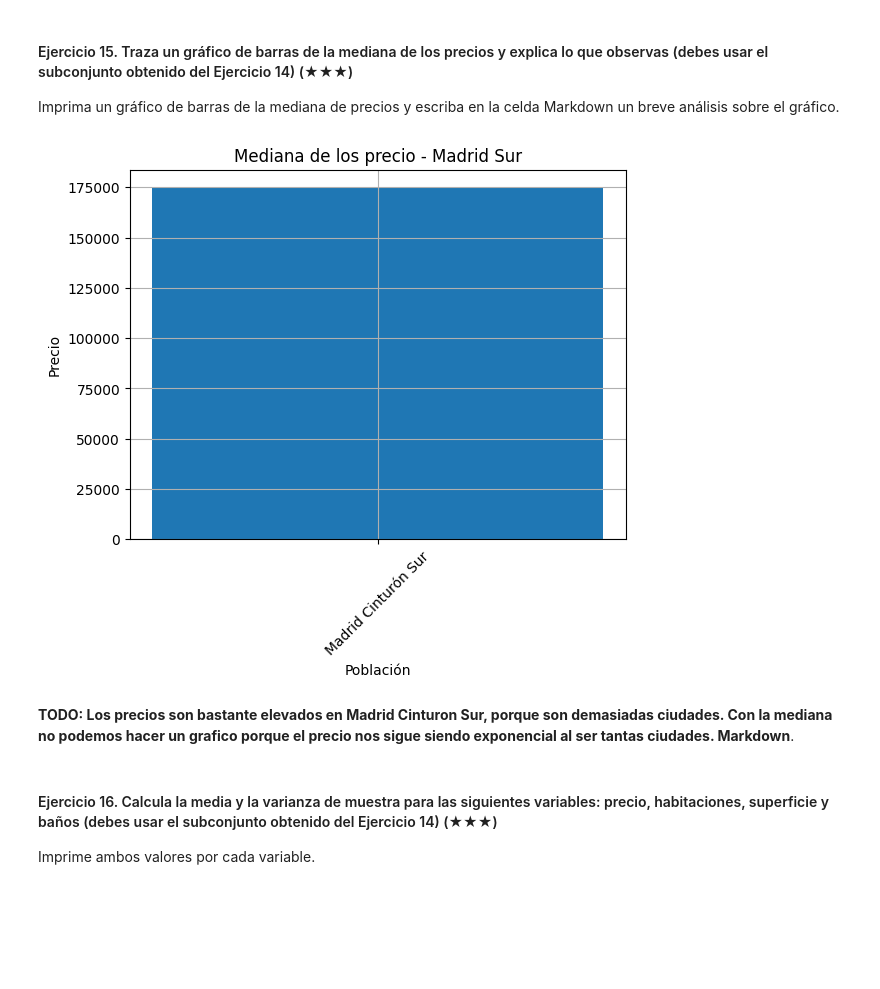
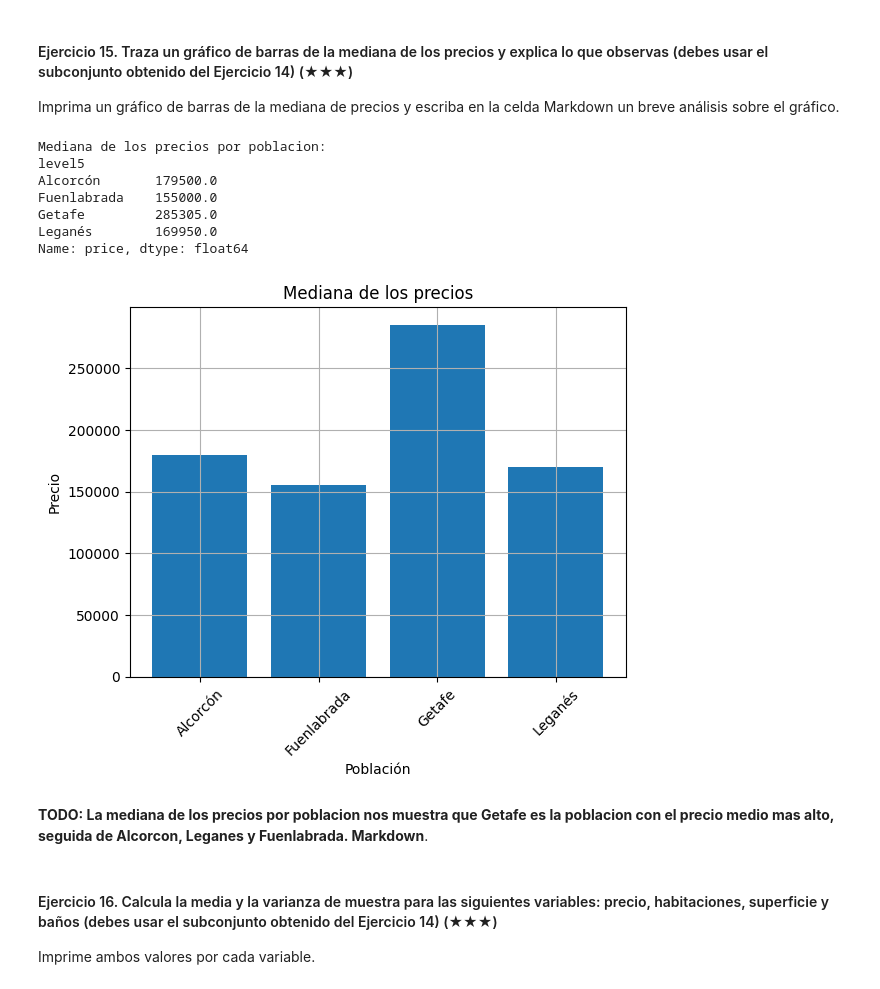
Before and after one commit to 4GeeksAcademy/Aliasys---Proyecto-limpieza-de-datos, a Jupyter notebook: project.es.ipynb, the cells around one changed output. Saved outputs shown, nothing was run; the diff lists cells and outputs as text; code cells hidden in the pictures; blank space fills up the shorter version.

```diff
--- a/project.es.ipynb
+++ b/project.es.ipynb
@@ -304,21 +318,33 @@ print(ds[cinturon_sur])
 
 Imprima un gráfico de barras de la mediana de precios y escriba en la celda Markdown un breve análisis sobre el gráfico.
 # %%
-# TODO: Code
-# Imprimimos un grafico de barras con los precios del ejercicio anteior
-mediana_precio_sur = ds[cinturon_sur]['price'].median()
-plt.bar('Madrid Cinturón Sur', mediana_precio_sur)
+# TODO
+
+# Imprimimos la mediana de los precios
+mediana = ds[cinturon_sur].groupby('level5')['price'].median()
+# Imprimimos la mediana de los precios
+print("Mediana de los precios por poblacion:")
+print(mediana)
+# Trazamos el grafico
+plt.bar(mediana.index, mediana)
 plt.xticks(rotation=45)
 plt.xlabel('Población')
 plt.ylabel ('Precio')
-plt.title('Mediana de los precio - Madrid Sur')
+plt.title('Mediana de los precios')
 plt.grid()
 plt.show()
 # %% [output]
+Mediana de los precios por poblacion:
+level5
+Alcorcón       179500.0
+Fuenlabrada    155000.0
+Getafe         285305.0
+Leganés        169950.0
+Name: price, dtype: float64
-[figure, old version]
+[figure, new version]
 # %% [markdown]
 **TODO:
-Los precios son bastante elevados en Madrid Cinturon Sur, porque son demasiadas ciudades. Con la mediana no podemos hacer un grafico porque el precio nos sigue siendo exponencial al ser tantas ciudades. Markdown**.
+La mediana de los precios por poblacion nos muestra que Getafe es la poblacion con el precio medio mas alto, seguida de Alcorcon, Leganes y Fuenlabrada. Markdown**.
 # %% [markdown]
 #### Ejercicio 16. Calcula la media y la varianza de muestra para las siguientes variables: precio, habitaciones, superficie y baños (debes usar el subconjunto obtenido del Ejercicio 14) (★★★)
 
```
Also changed, not shown: parts of 6 cells of this notebook.
